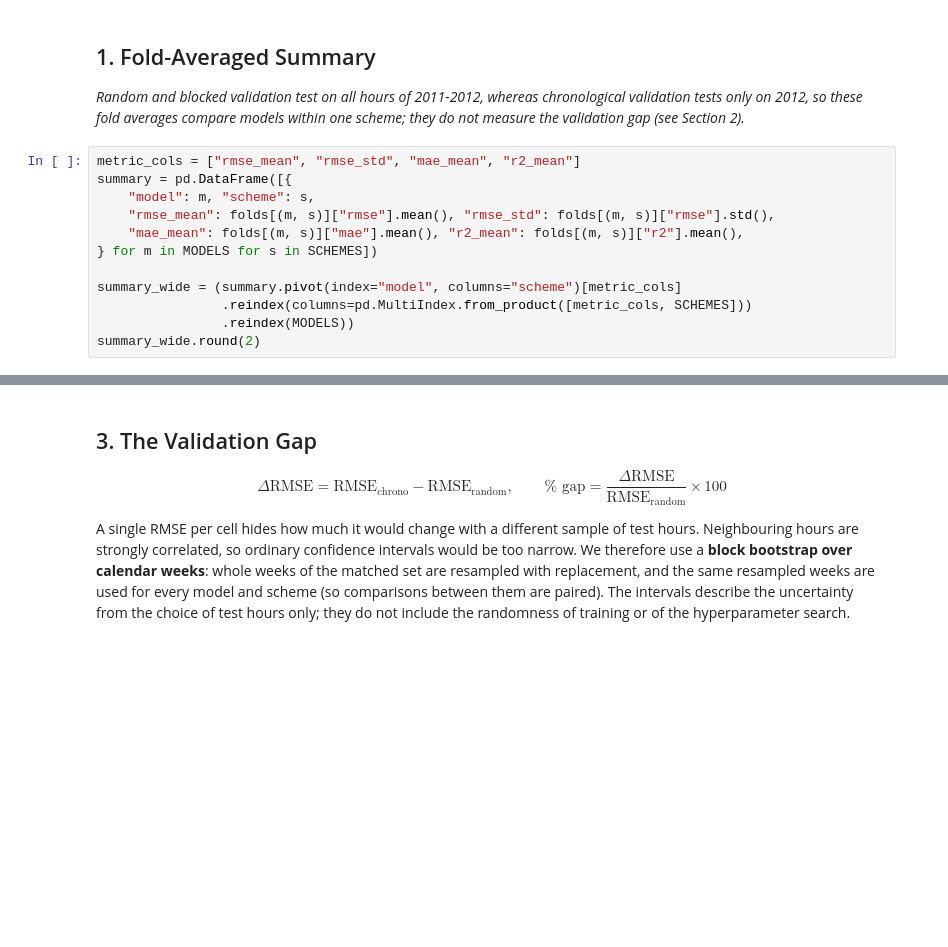
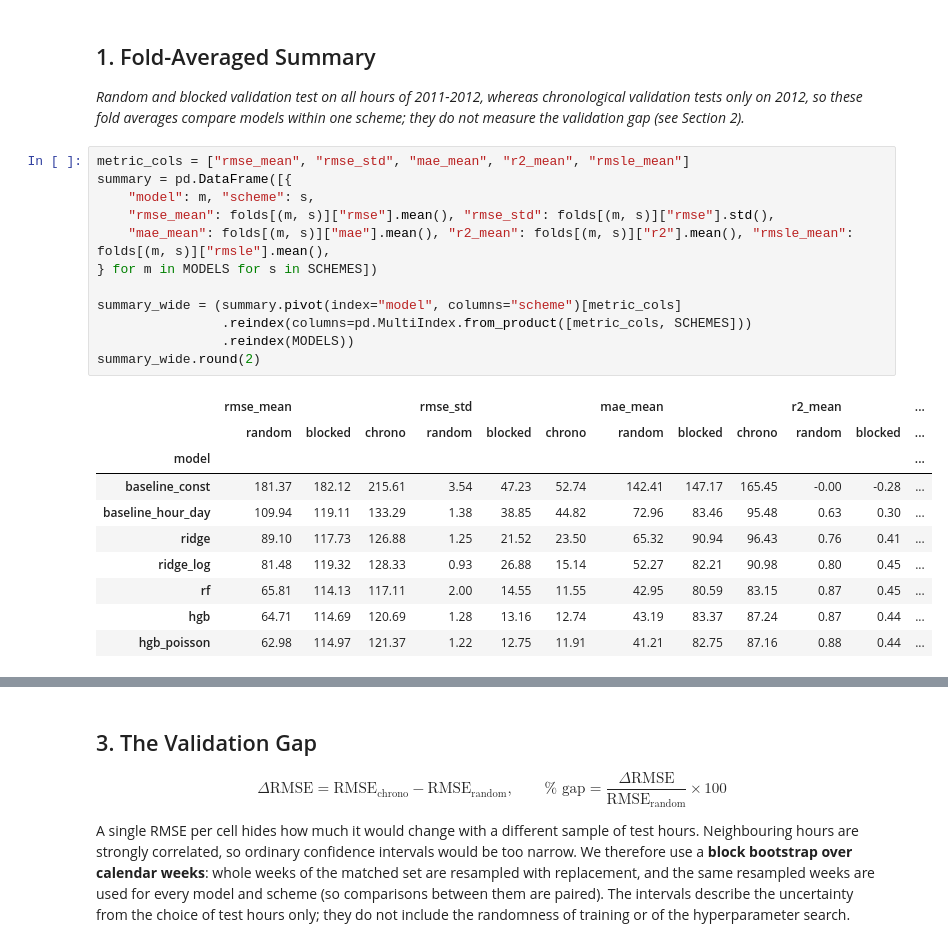
Before and after one commit to gghgfttd/ml-2026-MiniProject, a Jupyter notebook: 06_comparison_and_errors.ipynb, the cells around one changed output, grey strips where cells are left out. Drawn from its saved outputs; the diff is of its cells as text; blank space fills up the shorter version.

```diff
--- a/06_comparison_and_errors.ipynb
+++ b/06_comparison_and_errors.ipynb
@@ -50,17 +68,28 @@ print(f"Loaded {len(MODELS)} models x {len(SCHEMES)} schemes")
 
 *Random and blocked validation test on all hours of 2011-2012, whereas chronological validation tests only on 2012, so these fold averages compare models within one scheme; they do not measure the validation gap (see Section 2).*
 # %%
-metric_cols = ["rmse_mean", "rmse_std", "mae_mean", "r2_mean"]
+metric_cols = ["rmse_mean", "rmse_std", "mae_mean", "r2_mean", "rmsle_mean"]
 summary = pd.DataFrame([{
     "model": m, "scheme": s,
     "rmse_mean": folds[(m, s)]["rmse"].mean(), "rmse_std": folds[(m, s)]["rmse"].std(),
-    "mae_mean": folds[(m, s)]["mae"].mean(), "r2_mean": folds[(m, s)]["r2"].mean(),
+    "mae_mean": folds[(m, s)]["mae"].mean(), "r2_mean": folds[(m, s)]["r2"].mean(), "rmsle_mean": folds[(m, s)]["rmsle"].mean(),
 } for m in MODELS for s in SCHEMES])
 
 summary_wide = (summary.pivot(index="model", columns="scheme")[metric_cols]
                 .reindex(columns=pd.MultiIndex.from_product([metric_cols, SCHEMES]))
                 .reindex(MODELS))
 summary_wide.round(2)
+# %% [output]
+|  | rmse_mean |  |  | rmse_std |  |  | mae_mean |  |  | r2_mean |  | ... |
+|  | random | blocked | chrono | random | blocked | chrono | random | blocked | chrono | random | blocked | ... |
+| model |  |  |  |  |  |  |  |  |  |  |  | ... |
+| baseline_const | 181.37 | 182.12 | 215.61 | 3.54 | 47.23 | 52.74 | 142.41 | 147.17 | 165.45 | -0.00 | -0.28 | ... |
+| baseline_hour_day | 109.94 | 119.11 | 133.29 | 1.38 | 38.85 | 44.82 | 72.96 | 83.46 | 95.48 | 0.63 | 0.30 | ... |
+| ridge | 89.10 | 117.73 | 126.88 | 1.25 | 21.52 | 23.50 | 65.32 | 90.94 | 96.43 | 0.76 | 0.41 | ... |
+| ridge_log | 81.48 | 119.32 | 128.33 | 0.93 | 26.88 | 15.14 | 52.27 | 82.21 | 90.98 | 0.80 | 0.45 | ... |
+| rf | 65.81 | 114.13 | 117.11 | 2.00 | 14.55 | 11.55 | 42.95 | 80.59 | 83.15 | 0.87 | 0.45 | ... |
+| hgb | 64.71 | 114.69 | 120.69 | 1.28 | 13.16 | 12.74 | 43.19 | 83.37 | 87.24 | 0.87 | 0.44 | ... |
+| hgb_poisson | 62.98 | 114.97 | 121.37 | 1.22 | 12.75 | 11.91 | 41.21 | 82.75 | 87.16 | 0.88 | 0.44 | ... |
 # %% [markdown]
 ## 2. Matched Evaluation on Identical 2012 Hours
 
```
Also changed, not shown: parts of 29 cells of this notebook.
